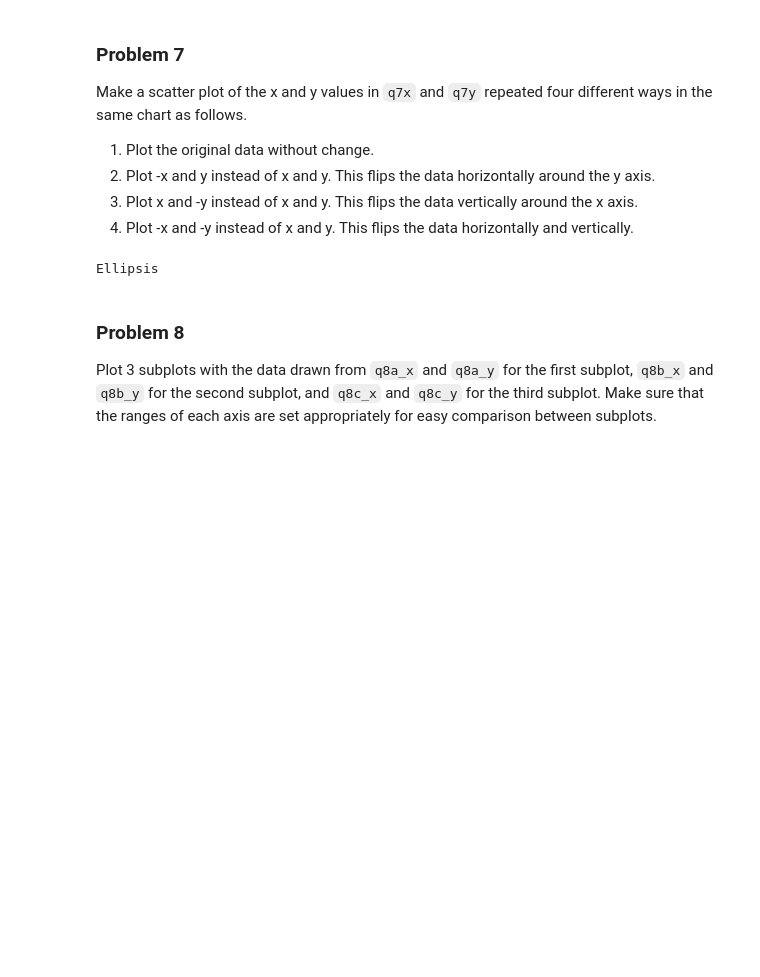
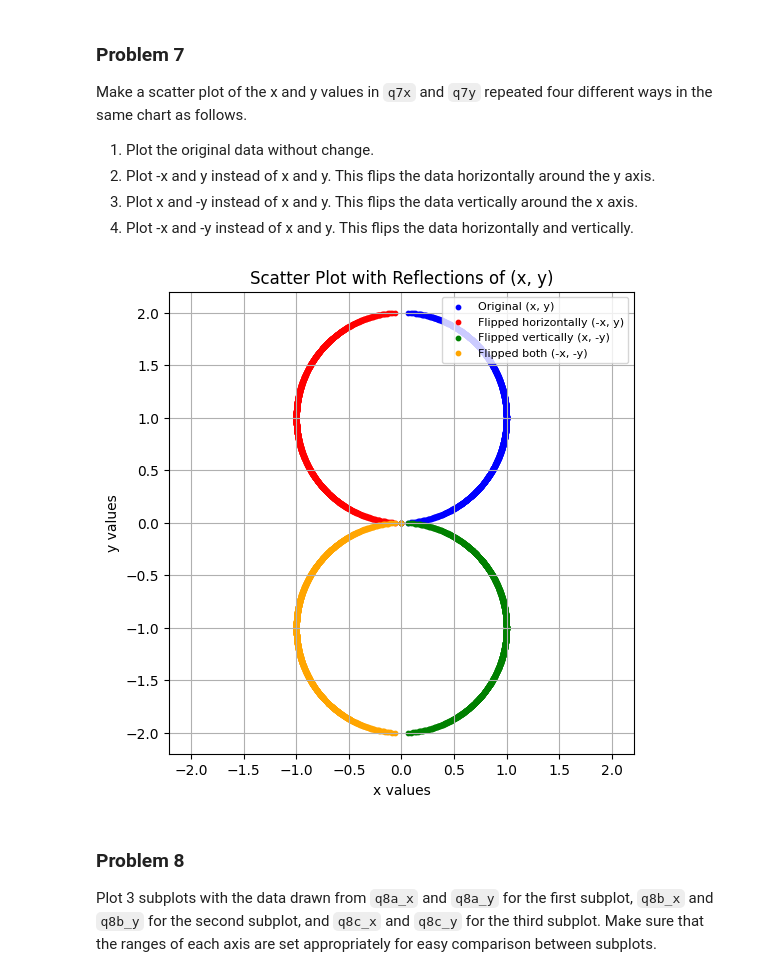
Before and after one commit to JCameronH/dx602-homework-05, a Jupyter notebook: homework.ipynb, the cells around one changed output. Saved outputs shown, nothing was run; the diff lists cells and outputs as text; code cells hidden in the pictures; blank space fills up the shorter version.

```diff
--- a/homework.ipynb
+++ b/homework.ipynb
@@ -226,12 +226,34 @@ Make a scatter plot of the x and y values in `q7x` and `q7y` repeated four diffe
 
 q7y = [i / 500 for i in range(1000)]
 q7x = [math.sqrt(1 - (y - 1)**2) for y in q7y]
-# %%
-# YOUR CHANGES HERE
-
-...
-# %% [output]
-Ellipsis
+# %%
+# YOUR CHANGES HERE
+
+plt.figure(figsize=(6, 6))
+
+
+plt.scatter(q7x, q7y, color='blue', label='Original (x, y)', s=10)
+
+
+plt.scatter([-x for x in q7x], q7y, color='red', label='Flipped horizontally (-x, y)', s=10)
+
+
+plt.scatter(q7x, [-y for y in q7y], color='green', label='Flipped vertically (x, -y)', s=10)
+
+
+plt.scatter([-x for x in q7x], [-y for y in q7y], color='orange', label='Flipped both (-x, -y)', s=10)
+
+
+plt.title("Scatter Plot with Reflections of (x, y)")
+plt.xlabel("x values")
+plt.ylabel("y values")
+plt.axis("equal")
+plt.legend(loc='upper right', fontsize=8)
+plt.grid(True)
+
+plt.show()
+# %% [output]
+[figure, added]
 # %% [markdown]
 ### Problem 8
 
```
